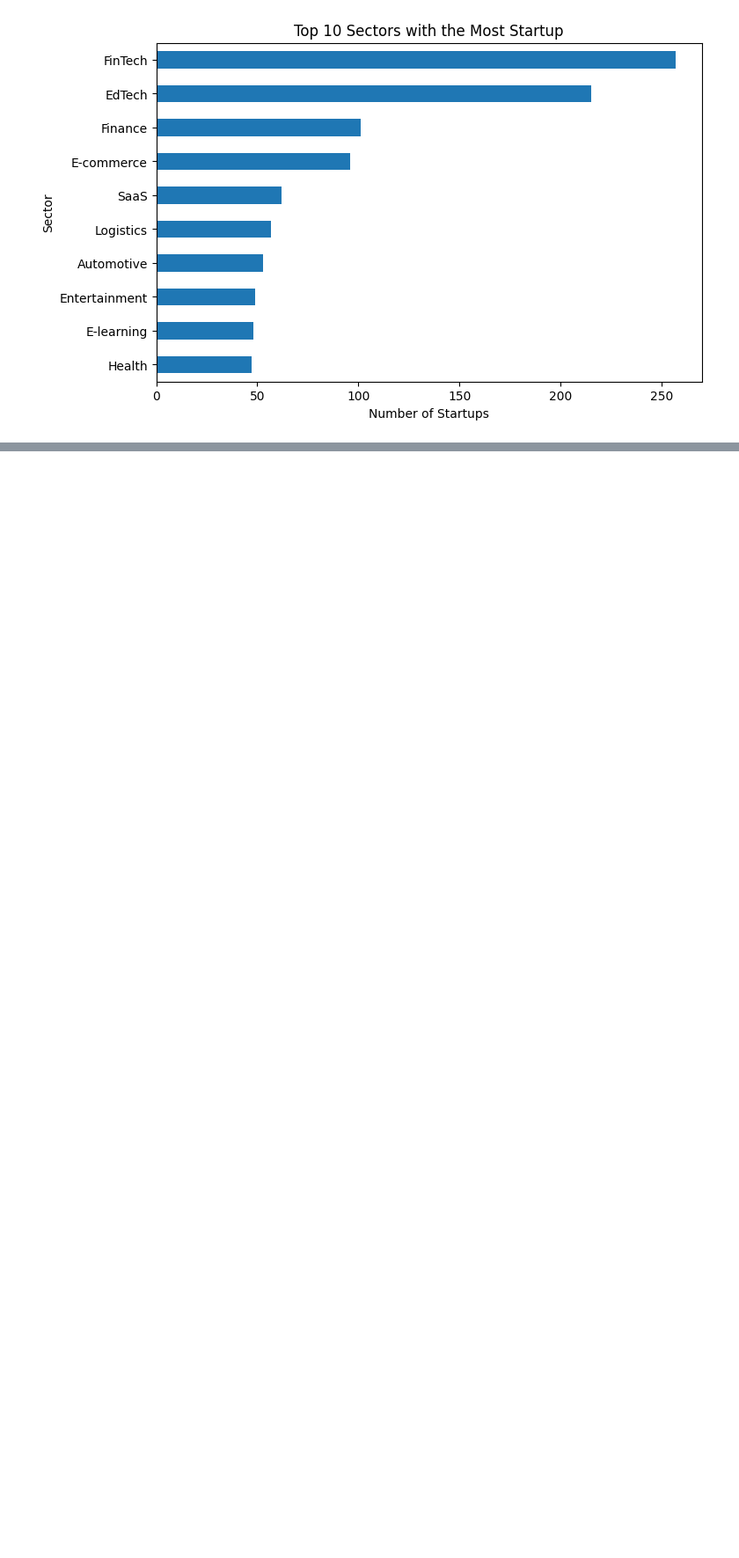
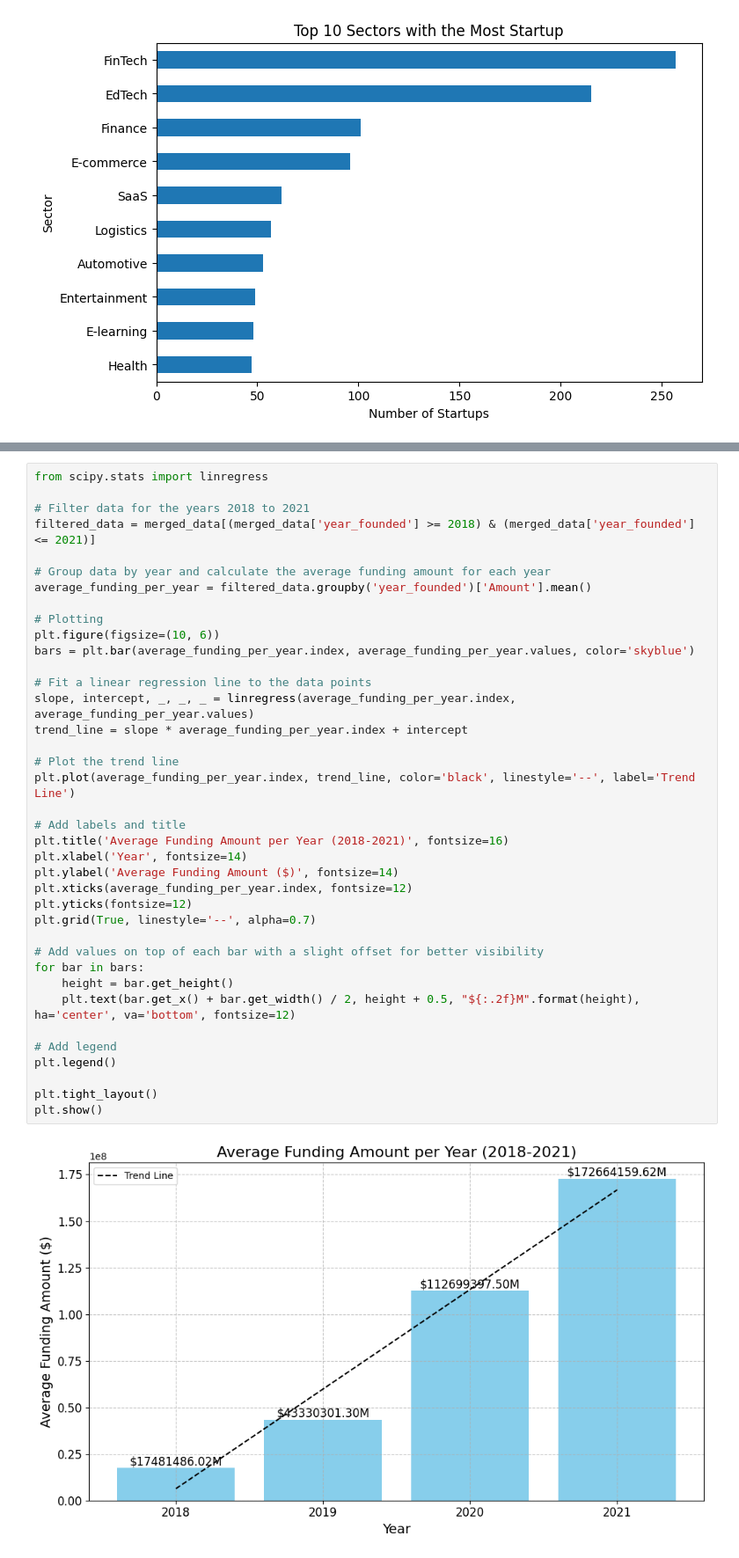
Before and after one commit to lizjelimo/LP1-2, a Jupyter notebook: notebooks/main.ipynb, the cells around one changed output, grey strips where cells are left out. Shown: that part at 88% size. Cells and saved outputs as stored; diff of their text form; blank space fills up the shorter version.

```diff
--- a/notebooks/main.ipynb
+++ b/notebooks/main.ipynb
@@ -738,0 +799,40 @@ plt.ylim(-10,80000000);
+# %%
+from scipy.stats import linregress
+
+# Filter data for the years 2018 to 2021
+filtered_data = merged_data[(merged_data['year_founded'] >= 2018) & (merged_data['year_founded'] <= 2021)]
+
+# Group data by year and calculate the average funding amount for each year
+average_funding_per_year = filtered_data.groupby('year_founded')['Amount'].mean()
+
+# Plotting
+plt.figure(figsize=(10, 6))
+bars = plt.bar(average_funding_per_year.index, average_funding_per_year.values, color='skyblue')
+
+# Fit a linear regression line to the data points
+slope, intercept, _, _, _ = linregress(average_funding_per_year.index, average_funding_per_year.values)
+trend_line = slope * average_funding_per_year.index + intercept
+
+# Plot the trend line
+plt.plot(average_funding_per_year.index, trend_line, color='black', linestyle='--', label='Trend Line')
+
+# Add labels and title
+plt.title('Average Funding Amount per Year (2018-2021)', fontsize=16)
+plt.xlabel('Year', fontsize=14)
+plt.ylabel('Average Funding Amount ($)', fontsize=14)
+plt.xticks(average_funding_per_year.index, fontsize=12)
+plt.yticks(fontsize=12)
+plt.grid(True, linestyle='--', alpha=0.7)
+
+# Add values on top of each bar with a slight offset for better visibility
+for bar in bars:
+    height = bar.get_height()
+    plt.text(bar.get_x() + bar.get_width() / 2, height + 0.5, "${:.2f}M".format(height), ha='center', va='bottom', fontsize=12)
+
+# Add legend
+plt.legend()
+
+plt.tight_layout()
+plt.show()
+# %% [output]
+[figure, added]
```
Also changed, not shown: parts of 30 cells of this notebook.
